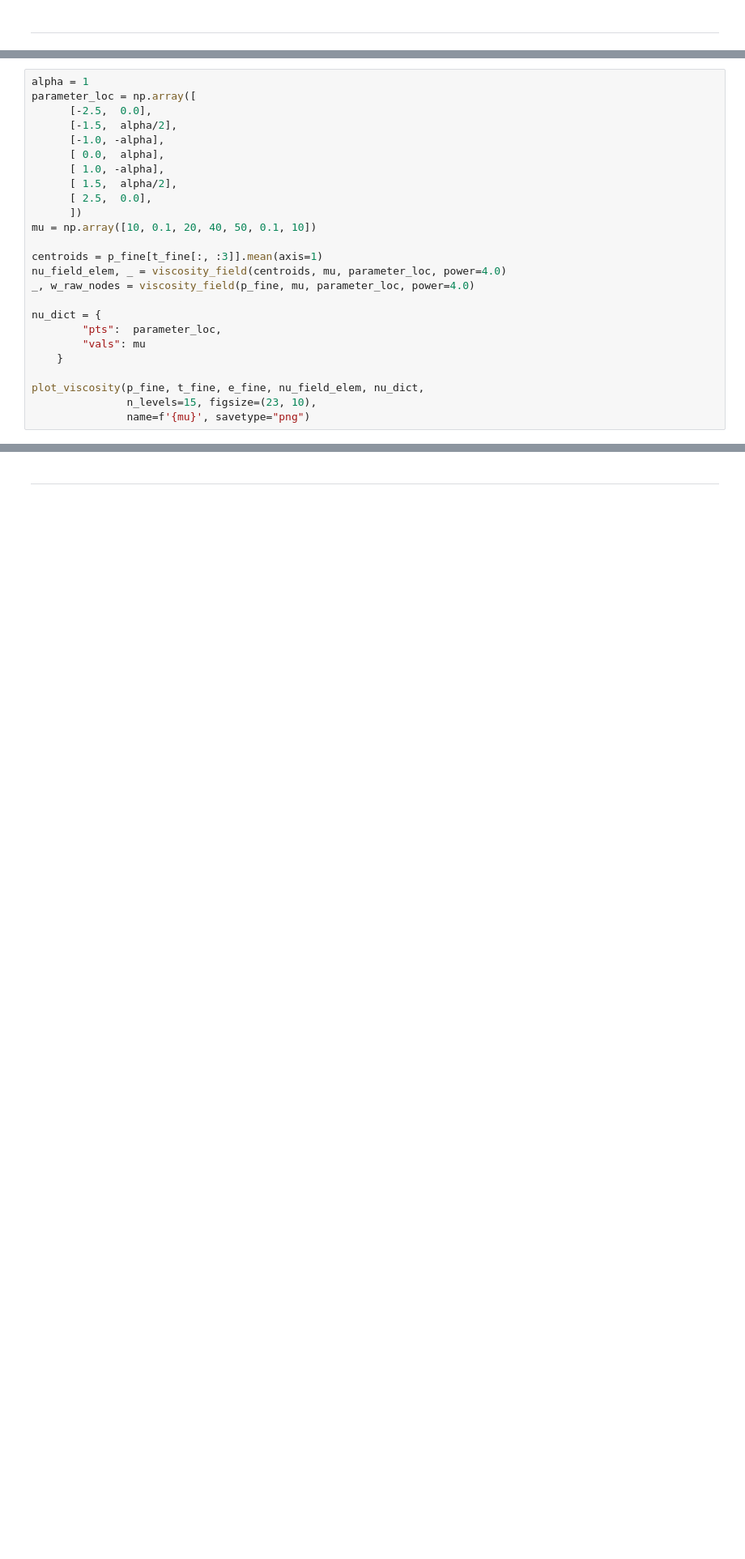
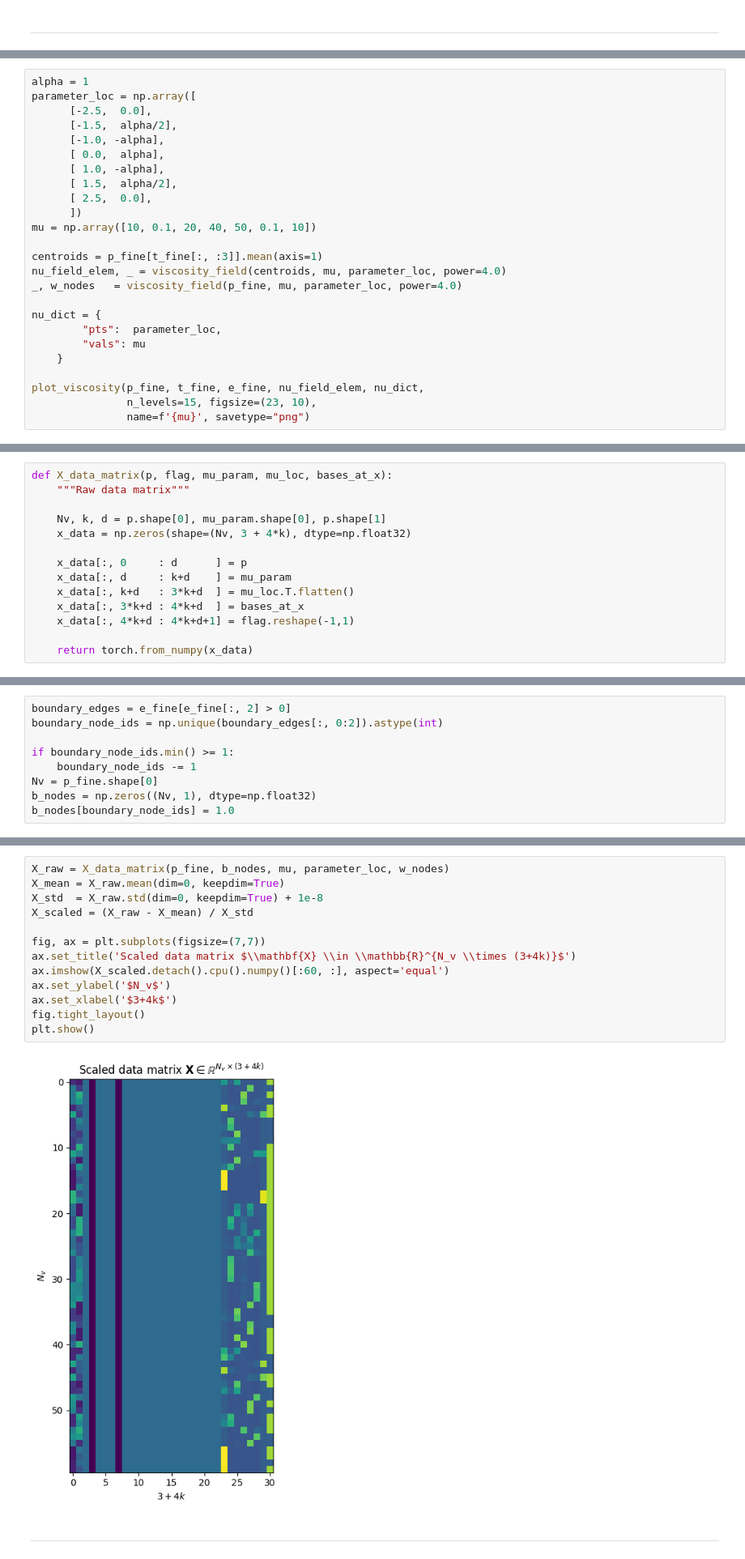
Before and after one commit to Japanese-Maple/Transformers_for_PDEs, a Jupyter notebook: Demonstrations/Attention.ipynb, the cells around one changed output, grey strips where cells are left out. Shown at 81% size. Saved outputs shown, nothing was run; the diff lists cells and outputs as text; blank space fills up the shorter version.

Commit message:
V1.0: Raw Data-matrix X

```diff
--- a/Demonstrations/Attention.ipynb
+++ b/Demonstrations/Attention.ipynb
@@ -99,7 +120,7 @@ mu = np.array([10, 0.1, 20, 40, 50, 0.1, 10])
 
 centroids = p_fine[t_fine[:, :3]].mean(axis=1)
 nu_field_elem, _ = viscosity_field(centroids, mu, parameter_loc, power=4.0)
-_, w_raw_nodes = viscosity_field(p_fine, mu, parameter_loc, power=4.0)
+_, w_nodes   = viscosity_field(p_fine, mu, parameter_loc, power=4.0)
 
 nu_dict = {
         "pts":  parameter_loc,
@@ -118,0 +142,14 @@ Plot_Velocity_and_Pressure(p_fine, t_fine, p_coarse, t_coarse, e_coarse, ux, uy,
+# %%
+def X_data_matrix(p, flag, mu_param, mu_loc, bases_at_x):
+    """Raw data matrix"""
+
+    Nv, k, d = p.shape[0], mu_param.shape[0], p.shape[1]
+    x_data = np.zeros(shape=(Nv, 3 + 4*k), dtype=np.float32)
+
+    x_data[:, 0     : d      ] = p
+    x_data[:, d     : k+d    ] = mu_param
+    x_data[:, k+d   : 3*k+d  ] = mu_loc.T.flatten()
+    x_data[:, 3*k+d : 4*k+d  ] = bases_at_x
+    x_data[:, 4*k+d : 4*k+d+1] = flag.reshape(-1,1)
+
+    return torch.from_numpy(x_data)
@@ -118,0 +158,9 @@ Plot_Velocity_and_Pressure(p_fine, t_fine, p_coarse, t_coarse, e_coarse, ux, uy,
+# %%
+boundary_edges = e_fine[e_fine[:, 2] > 0]
+boundary_node_ids = np.unique(boundary_edges[:, 0:2]).astype(int)
+
+if boundary_node_ids.min() >= 1:
+    boundary_node_ids -= 1
+Nv = p_fine.shape[0]
+b_nodes = np.zeros((Nv, 1), dtype=np.float32)
+b_nodes[boundary_node_ids] = 1.0
@@ -119,3 +169,18 @@ Plot_Velocity_and_Pressure(p_fine, t_fine, p_coarse, t_coarse, e_coarse, ux, uy,
+# %%
+X_raw = X_data_matrix(p_fine, b_nodes, mu, parameter_loc, w_nodes)
+X_mean = X_raw.mean(dim=0, keepdim=True)
+X_std  = X_raw.std(dim=0, keepdim=True) + 1e-8
+X_scaled = (X_raw - X_mean) / X_std
+
+fig, ax = plt.subplots(figsize=(7,7))
+ax.set_title('Scaled data matrix $\\mathbf{X} \\in \\mathbb{R}^{N_v \\times (3+4k)}$')
+ax.imshow(X_scaled.detach().cpu().numpy()[:60, :], aspect='equal')
+ax.set_ylabel('$N_v$')
+ax.set_xlabel('$3+4k$')
+fig.tight_layout()
+plt.show()
+# %% [output]
+[figure, added]
 # %% [markdown]
 ---
 # %% [markdown]
```
Also changed, not shown: parts of 5 cells of this notebook, 2 other files.
